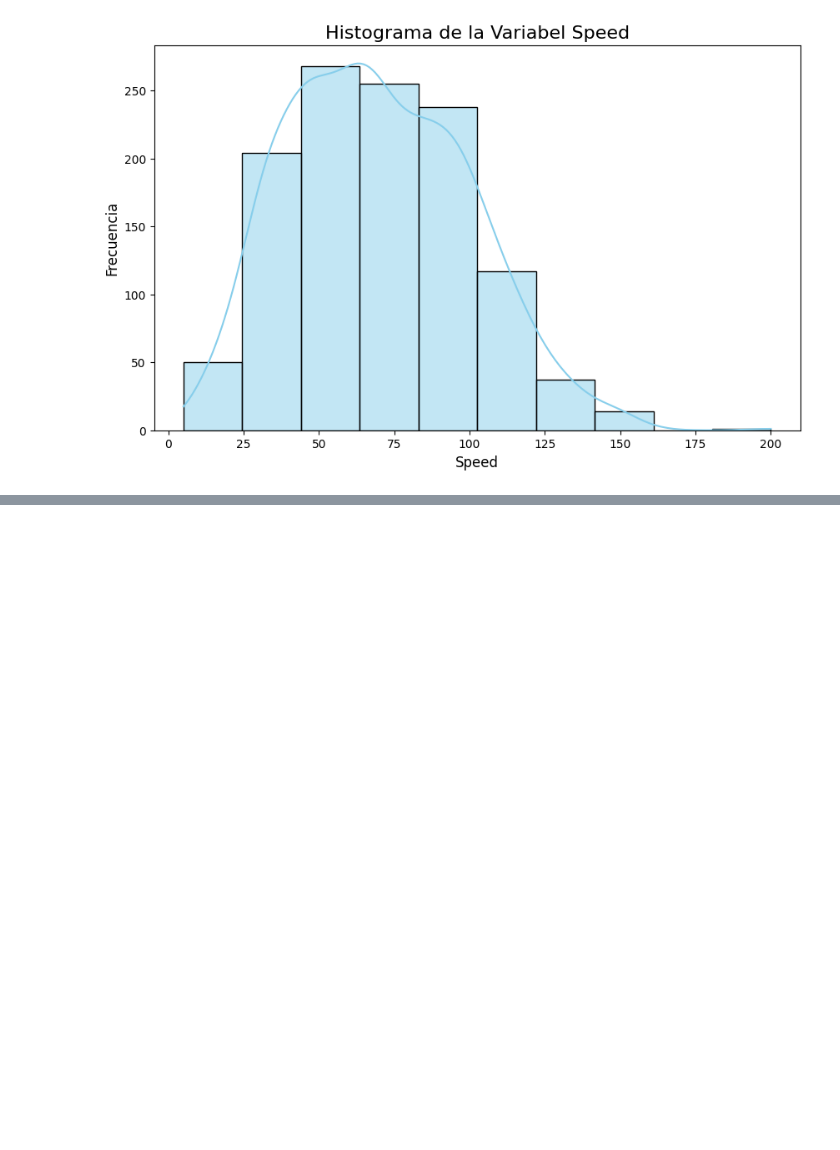
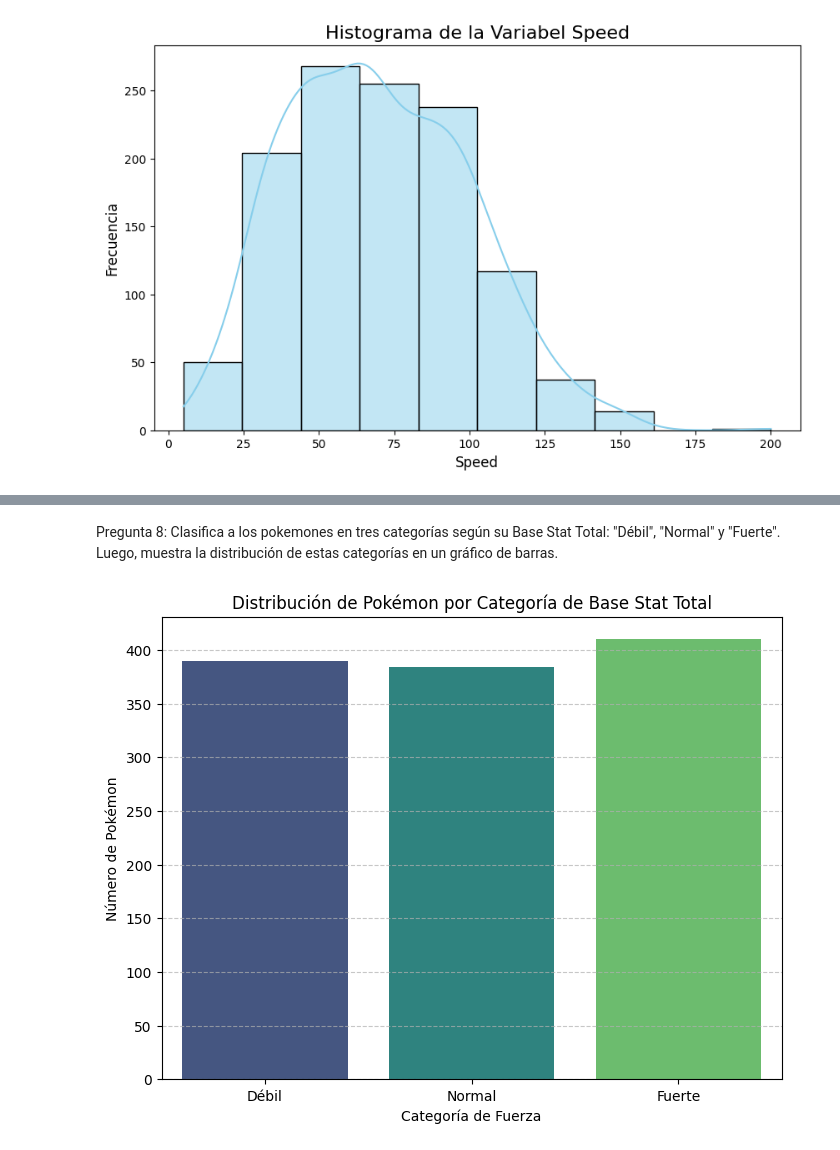
Before and after one commit to softd3v/pydatapanama-retos, a Jupyter notebook: retos/reto-pokemon-jasonssdev/submissions/solucion-softd3v.ipynb, the cells around one changed output, grey strips where cells are left out. Cells and saved outputs as stored; diff of their text form; code cells hidden in the pictures; blank space fills up the shorter version.

```diff
--- a/retos/reto-pokemon-jasonssdev/submissions/solucion-softd3v.ipynb
+++ b/retos/reto-pokemon-jasonssdev/submissions/solucion-softd3v.ipynb
@@ -133,0 +183,35 @@ plt.show()
+# %% [markdown]
+Pregunta 8: Clasifica a los pokemones en tres categorías según su Base Stat Total: "Débil", "Normal" y "Fuerte". Luego, muestra la distribución de estas categorías en un gráfico de barras.
+# %%
+# Calcular el Base Stat Total si no existe
+if 'Base Stat Total' not in df_pokemon.columns:
+    df_pokemon['Base Stat Total'] = df_pokemon[['HP', 'Attack', 'Defense', 'Sp. Atk', 'Sp. Def', 'Speed']].sum(axis=1)
+
+q_33 = df_pokemon['Base Stat Total'].quantile(0.33)
+q_66 = df_pokemon['Base Stat Total'].quantile(0.66)
+
+def categorize_pokemon(bst):
+    if bst < q_33:
+        return 'Débil'
+    elif bst < q_66:
+        return 'Normal'
+    else:
+        return 'Fuerte'
+
+df_pokemon['Category'] = df_pokemon['Base Stat Total'].apply(categorize_pokemon)
+# --- Fin del código previo ---
+
+
+# 3. Crear el gráfico de barras con la sintaxis recomendada por Seaborn
+plt.figure(figsize=(8, 6)) # Define el tamaño del gráfico
+
+# La línea que debes cambiar es esta:
+sns.countplot(x='Category', data=df_pokemon, order=['Débil', 'Normal', 'Fuerte'], palette='viridis', hue='Category', legend=False)
+
+plt.title('Distribución de Pokémon por Categoría de Base Stat Total') # Título del gráfico
+plt.xlabel('Categoría de Fuerza') # Etiqueta del eje X
+plt.ylabel('Número de Pokémon') # Etiqueta del eje Y
+plt.grid(axis='y', linestyle='--', alpha=0.7) # Añade una cuadrícula suave
+plt.show() # Muestra el gráfico
+# %% [output]
+[figure, added]
```
Also changed, not shown: parts of 5 cells of this notebook.
